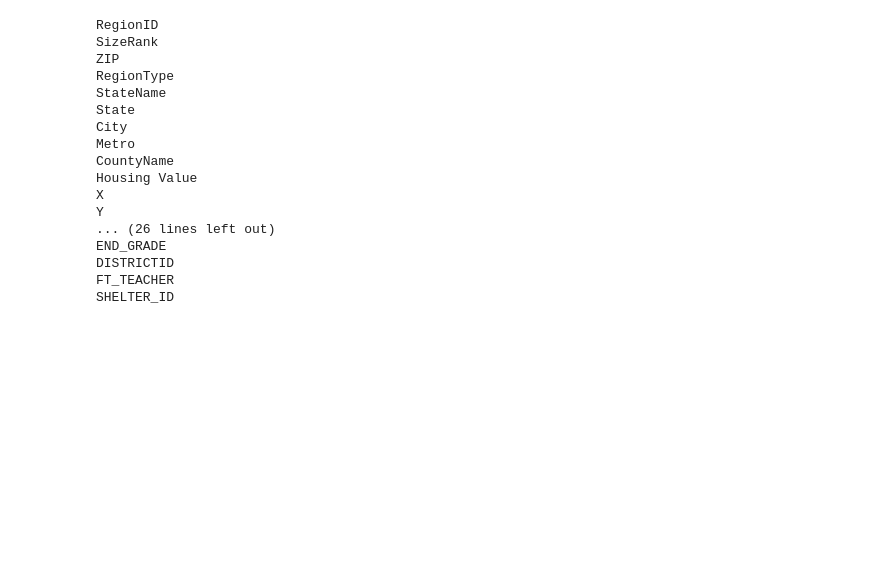
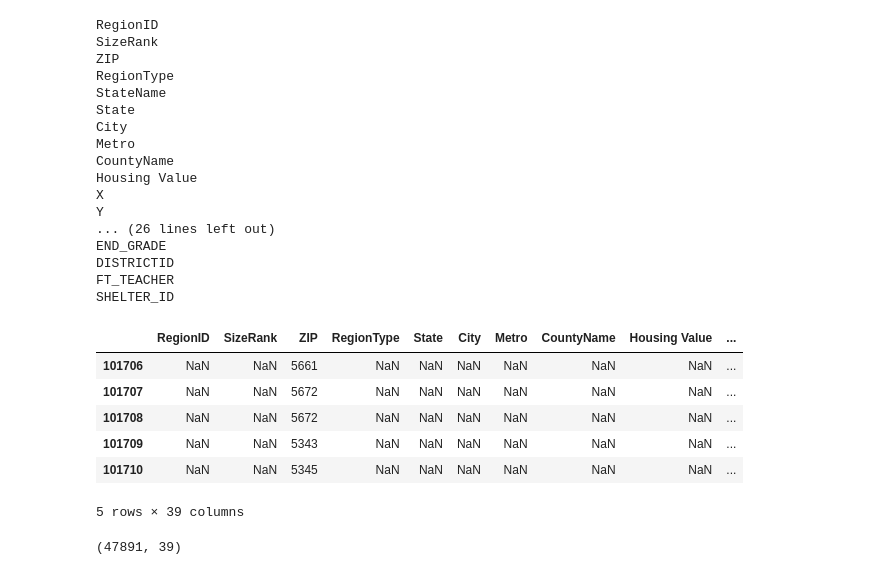
Before and after one commit to eric-blankinshp/Final-Project, a Jupyter notebook: Merging_DataFrames.ipynb, the cells around one changed output. Cells and saved outputs as stored; diff of their text form; code cells hidden in the pictures; blank space fills up the shorter version.

```diff
--- a/Merging_DataFrames.ipynb
+++ b/Merging_DataFrames.ipynb
@@ -97,3 +97,13 @@ merged_df = merged_df.drop(["StateName", "X", "Y"], axis=1)
 output_data_file = "merged_df"
 # Export the City_Data into a CSV.
 merged_df.to_csv("merged_df.csv", index=False)
+# %%
+merged_df.tail()
+# %% [output]
+|  | RegionID | SizeRank | ZIP | RegionType | State | City | Metro | CountyName | Housing Value | ... |
+| 101706 | NaN | NaN | 5661 | NaN | NaN | NaN | NaN | NaN | NaN | ... |
+| 101707 | NaN | NaN | 5672 | NaN | NaN | NaN | NaN | NaN | NaN | ... |
+| 101708 | NaN | NaN | 5672 | NaN | NaN | NaN | NaN | NaN | NaN | ... |
+| 101709 | NaN | NaN | 5343 | NaN | NaN | NaN | NaN | NaN | NaN | ... |
+| 101710 | NaN | NaN | 5345 | NaN | NaN | NaN | NaN | NaN | NaN | ... |
+5 rows × 39 columns
@@ -99,0 +112,4 @@ merged_df.to_csv("merged_df.csv", index=False)
+# %%
+new_data.shape
+# %% [output]
+(47891, 39)
```
Also changed, not shown: parts of 2 cells of this notebook, 3 other files.
